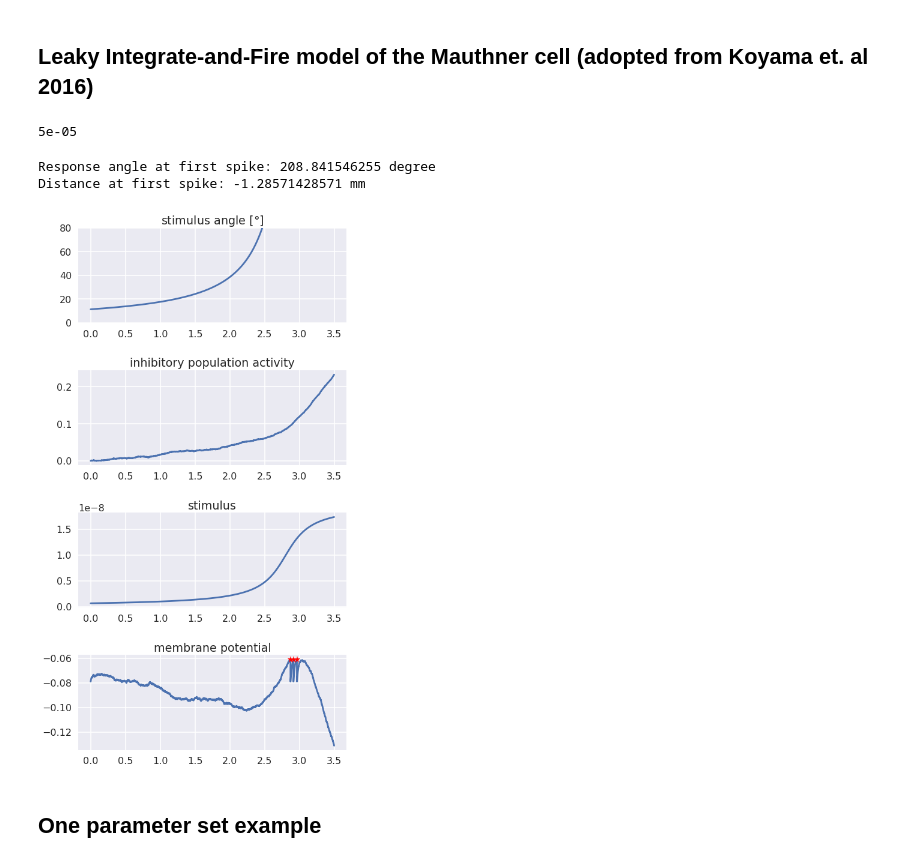
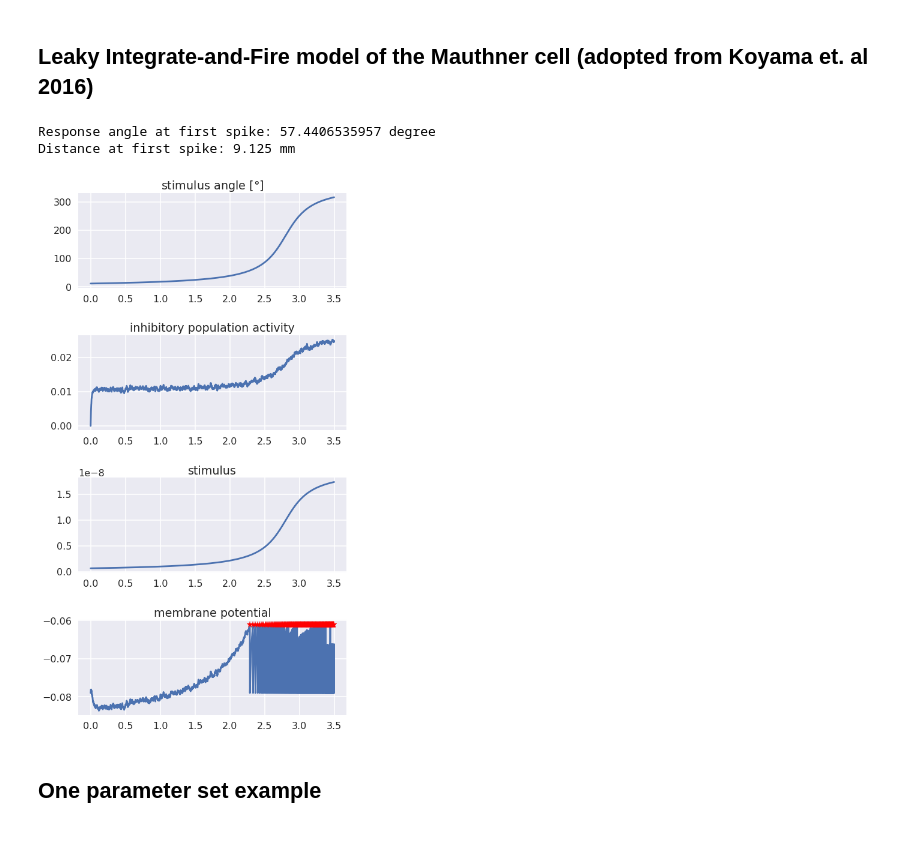
Before and after one commit to awakenting/master-thesis, a Jupyter notebook: code/looming_stimulus_model_feedforward_inhibition.ipynb, the cells around one changed output. Cells and saved outputs as stored; diff of their text form; code cells hidden in the pictures.

Commit message:
played with parameters of ffi model

```diff
--- a/code/looming_stimulus_model_feedforward_inhibition.ipynb
+++ b/code/looming_stimulus_model_feedforward_inhibition.ipynb
@@ -137,7 +137,7 @@ def jit_ffi_model(tau_m, e_l, r_m, stimulus, noise, v_t, dt, total_time, init_vm
     t = 1
     while t < ntime_steps:
         # calculate activation of inhibitory population
-        rho_inh[t] = rho_inh[t-1] + dt*((rho_null - rho_inh[t-1])/tau_inh  + 15*1e6*stimulus[t]) + noise[t]
+        rho_inh[t] = rho_inh[t-1] + dt*(rho_null - rho_inh[t-1] + 8.5*1e5*stimulus[t])/tau_inh + noise[t]
         # calculate lif dynamics with inhibitory input
         v_m[t] = v_m[t - 1] + dt*(- (v_m[t - 1] - e_l) + r_m*stimulus[t] - rho_inh[t-1])/tau_m + noise[t]
         if v_m[t] > v_t:
@@ -152,21 +183,32 @@ tau_m = 0.023
 e_l = -0.079
 r_m = 10*1e6 # MOhm
 v_t = -0.061
-init_vm_std = 0.005
+init_vm_std = 0.000
 
-dt = 0.0001
-total_time = 1
+rho_null = 0.010
+tau_inh = 0.010
+
+dt = 0.001
+total_time = 3.5
 
 noise_std = 5*1e-3
 n_timepoints = int(total_time/dt)
 
-stimulus = np.arange(n_timepoints)*1e-11
+# generate looming stimulus
+LV_vals = np.array([0.19, 0.38, 0.56, 0.74, 0.93, 1.11])
+stim_size = 10
+speeds = 1/(LV_vals/stim_size)
+speed = speeds[2]
+
+m = 5.5
+b = 0
+
+t, stims, tstims, dists, t_to_collision, transformed_stim_to_collision = transform_stim(stim_size, speed, total_time, dt, m, b)
+
+stimulus = tstims*1e-11
 sigma = noise_std * np.sqrt(dt)
-print(sigma)
 noise_vals = np.random.normal(loc=0.0, scale=sigma, size=n_timepoints)
-#stimulus = noise_vals + stimulus
-
-#np.random.seed(1)
-time, v_m, spks, spk_idc = lif_dynamics(tau_m, e_l, r_m, stimulus, noise_vals, v_t, dt, total_time, init_vm_std)
+time, v_m, spks, spk_idc, rho_inh = jit_ffi_model(tau_m, e_l, r_m, stimulus, noise_vals, v_t, dt, total_time,
+                                                  init_vm_std, rho_null, tau_inh)
+first_spike = spks[0]
+first_spike_idx = spk_idc[0]
-# %% [output]
-5e-05
@@ -199,57 +215,22 @@ def calc_response(params):
-# %%
-tau_m = 0.023
-e_l = -0.079
-r_m = 10*1e6 # MOhm
-v_t = -0.061
-init_vm_std = 0.000
-
-rho_null = 0.005
-tau_inh = 10
-
-dt = 0.001
-total_time = 3.5
-
-noise_std = 5*1e-3
-n_timepoints = int(total_time/dt)
-
-# generate looming stimulus
-LV_vals = np.array([0.19, 0.38, 0.56, 0.74, 0.93, 1.11])
-stim_size = 10
-speeds = 1/(LV_vals/stim_size)
-speed = speeds[2]
-
-m = 5.5
-b = 0
-
-t, stims, tstims, dists, t_to_collision, transformed_stim_to_collision = transform_stim(stim_size, speed, total_time, dt, m, b)
-
-stimulus = tstims*1e-11
-sigma = noise_std * np.sqrt(dt)
-noise_vals = np.random.normal(loc=0.0, scale=sigma, size=n_timepoints)
-time, v_m, spks, spk_idc, rho_inh = jit_ffi_model(tau_m, e_l, r_m, stimulus, noise_vals, v_t, dt, total_time,
-                                                  init_vm_std, rho_null, tau_inh)
-first_spike = spks[0]
-first_spike_idx = spk_idc[0]
 # %%
 fig, axes = plt.subplots(4, 1, figsize=(8,16))
 axes[0].plot(time, stims)
 axes[0].set_title(r'stimulus angle [$ \degree $]')
-axes[0].set_ylim([0, 80])
 axes[1].plot(time, rho_inh)
 axes[1].set_title('inhibitory population activity')
 axes[2].plot(time, stimulus)
 axes[2].set_title('stimulus')
 axes[3].plot(time, v_m)
 axes[3].set_title('membrane potential')
 if not len(spks) == 0:
     axes[3].plot(spks, np.ones(len(spks))*v_t, 'r*')
 plt.subplots_adjust(hspace=0.5)
 print('Response angle at first spike: ' + str(stims[first_spike_idx]) + ' degree')
 print('Distance at first spike: ' + str(dists[first_spike_idx]) + ' mm')
 # %% [output]
-Response angle at first spike: 208.841546255 degree
-Distance at first spike: -1.28571428571 mm
+Response angle at first spike: 57.4406535957 degree
+Distance at first spike: 9.125 mm
-[figure, old version]
+[figure, new version]
 # %% [markdown]
 ## One parameter set example
 # %%
```
Also changed, not shown: parts of 9 cells of this notebook, 3 other files.
